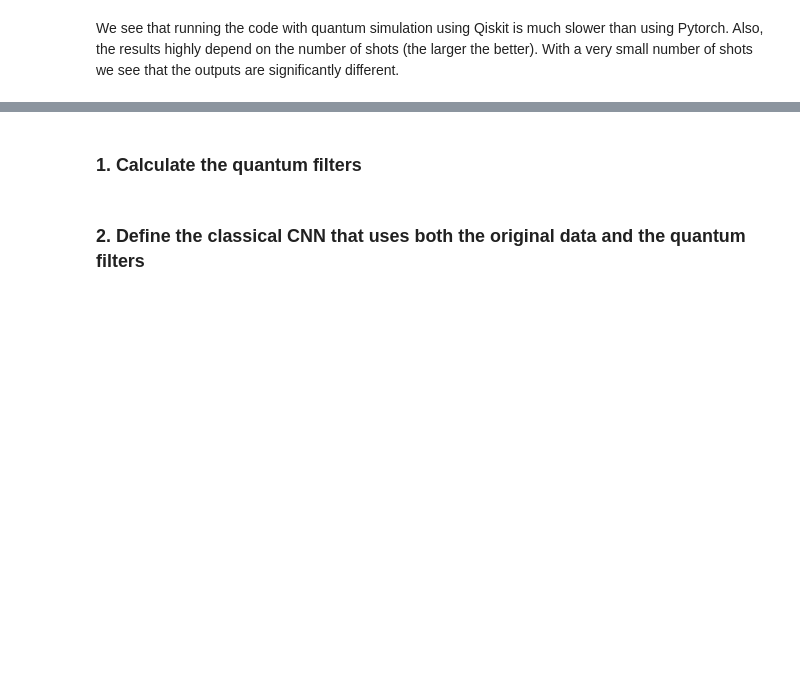
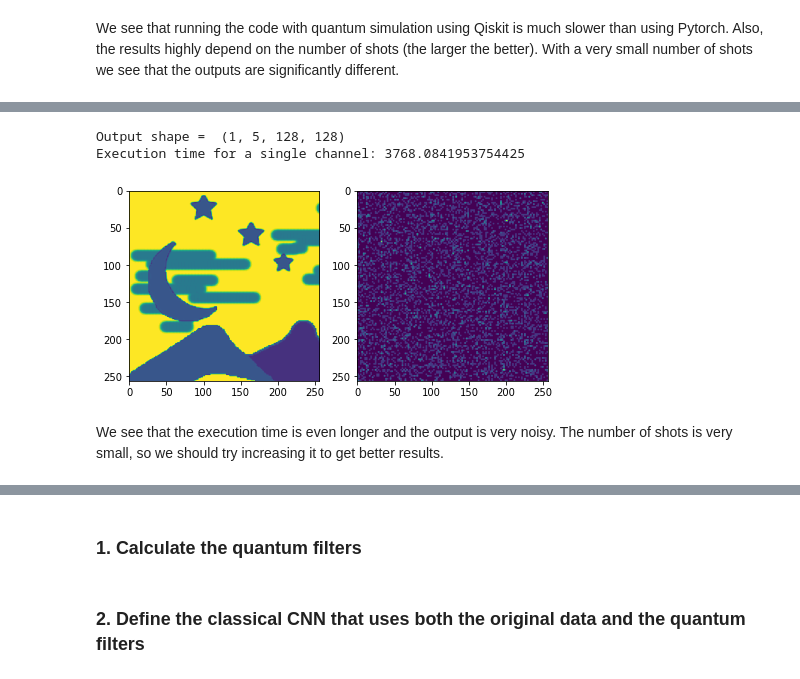
Before and after one commit to ingenii-solutions/ingenii-quantum-hybrid-networks, a Jupyter notebook: ingenii_quantum_hybrid_networks/examples/hybrid2DCNN_example.ipynb, the cells around one changed output, grey strips where cells are left out. Saved outputs shown, nothing was run; the diff lists cells and outputs as text; code cells hidden in the pictures; blank space fills up the shorter version.

```diff
--- a/ingenii_quantum_hybrid_networks/examples/hybrid2DCNN_example.ipynb
+++ b/ingenii_quantum_hybrid_networks/examples/hybrid2DCNN_example.ipynb
@@ -214,7 +221,9 @@ fake.status()
 # %%
-qc_class = QuantumFilters2D(shape=(8,8), shots=100, backend =fake, stride=1)
+qc_class = QuantumFilters2D(shape=(16,16), shots=100, backend =fake, stride=2)
 
-qc_class.load_gates(name_gates='gates_list2D.pickle', name_qubits = 'qubits_list2D.pickle')
+# Run this code to load the quantum circuits
+#qc_class.load_gates(name_gates='gates_list2D.pickle', name_qubits = 'qubits_list2D.pickle')
+qc_class.generate_qc(gates_name='G3',num_gates=50, num_filters=5, num_features = 1, save=False)
 # %%
 #Reshape data
 data = torch.tensor(image.reshape(1,1,256,256))
@@ -224,6 +233,21 @@ result = qc_class.get_quantum_filters(data.numpy(), tol=1e-6)
 finish_time = time.time() - start_time
 print('Output shape = ', result.shape)
 print('Execution time for a single channel:', finish_time)
+# %% [output]
+Output shape =  (1, 5, 128, 128)
+Execution time for a single channel: 3768.0841953754425
+# %%
+fig = plt.figure(figsize=(7.5,5))
+ax1 = fig.add_subplot(1,2,1)
+ax2 = fig.add_subplot(1,2,2)
+
+ax1.imshow(image, extent=[0, image.shape[0], image.shape[1], 0], cmap='viridis')
+ax2.imshow(result[0,3], extent=[0, image.shape[0], image.shape[1], 0], cmap='viridis')
+plt.show()
+# %% [output]
+[figure, added]
+# %% [markdown]
+We see that the execution time is even longer and the output is very noisy. The number of shots is very small, so we should try increasing it to get better results.
 # %% [markdown]
 ## Hybrid neural network: input layer
 
```
Also changed, not shown: parts of 12 cells of this notebook, 16 other files.
